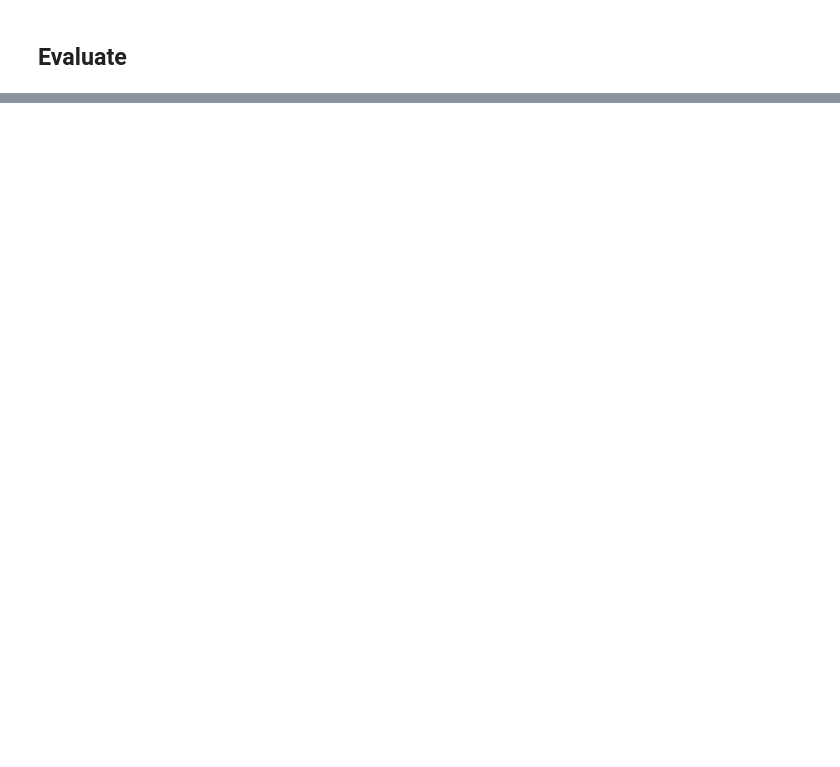
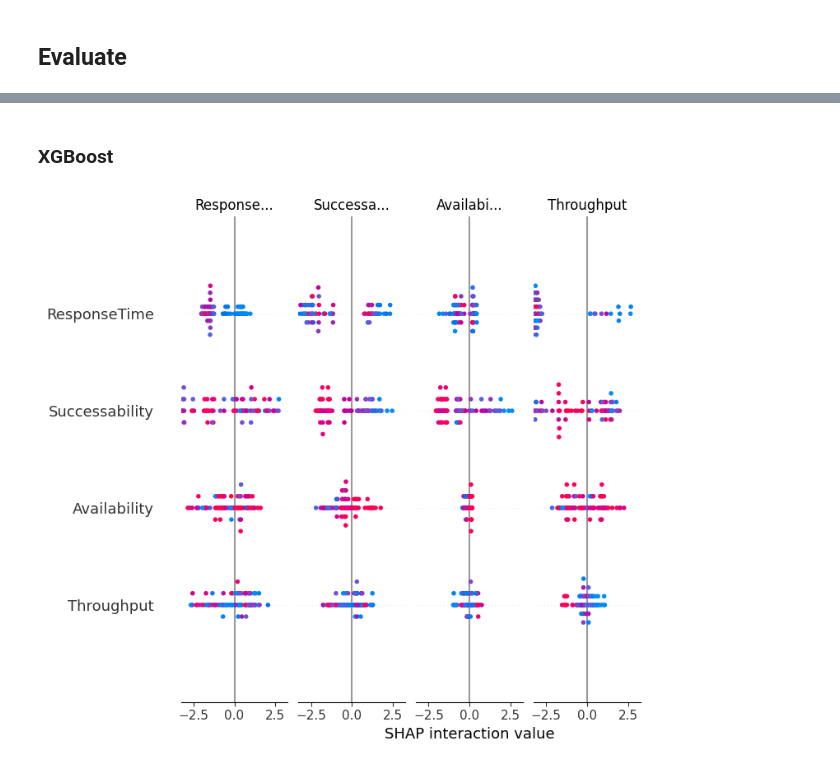
Before and after one commit to BeBelissimo/Route-25, a Jupyter notebook: inicio.ipynb, the cells around one changed output, grey strips where cells are left out. Saved outputs shown, nothing was run; the diff lists cells and outputs as text; code cells hidden in the pictures; blank space fills up the shorter version.

Commit message:
Tune + evaluate + shap

```diff
--- a/inicio.ipynb
+++ b/inicio.ipynb
@@ -615,0 +717,11 @@ print(f"ROC AUC (macro): {roc_auc_xgb:.4f}")
+# %% [markdown]
+### XGBoost
+# %%
+# Cria o explainer para XGBoost
+explainer_xgb = shap.TreeExplainer(best_xgb)
+shap_values_xgb = explainer_xgb.shap_values(X_test_preprocessed)
+
+# Summary plot
+shap.summary_plot(shap_values_xgb, X_test_preprocessed, feature_names=X_train.select_dtypes(include=['number']).columns.tolist())
+# %% [output]
+[figure, added]
```
Also changed, not shown: parts of 13 cells of this notebook.
